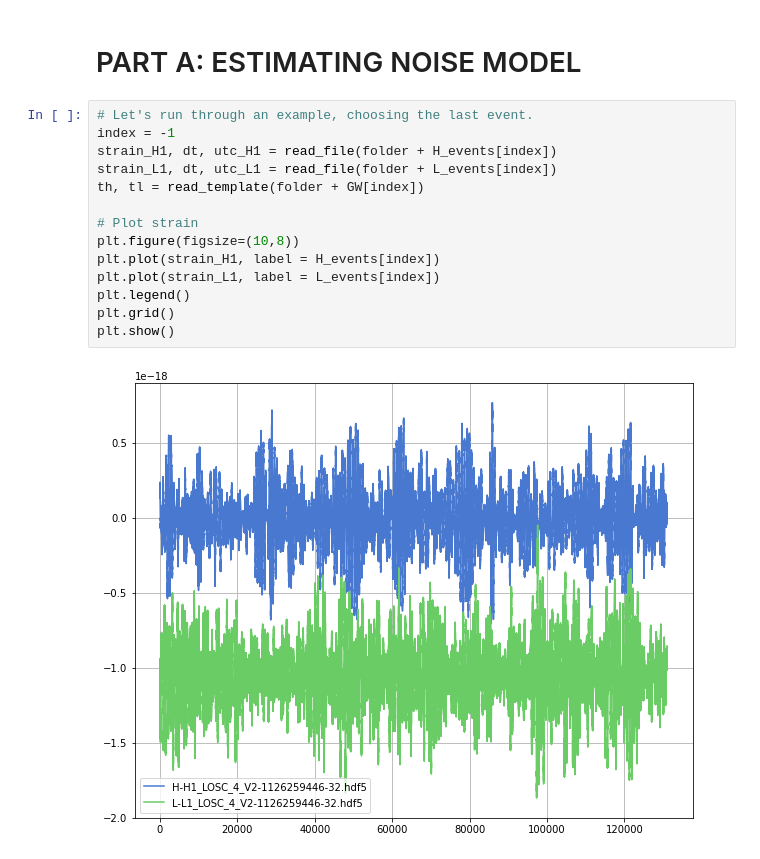
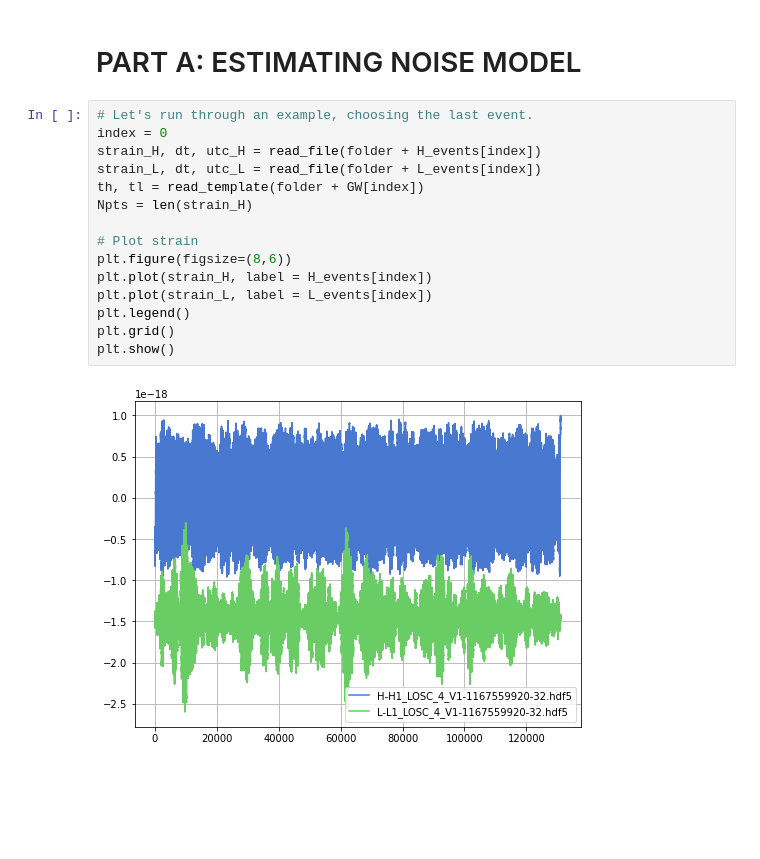
Before and after one commit to lazdam/Computational-Physics, a Jupyter notebook: problem_sets/ps6/ps6_clean.ipynb, the cells around one changed output. Saved outputs shown, nothing was run; the diff lists cells and outputs as text; blank space fills up the shorter version.

```diff
--- a/problem_sets/ps6/ps6_clean.ipynb
+++ b/problem_sets/ps6/ps6_clean.ipynb
@@ -80,17 +80,18 @@ GW Templates:
 # PART A: ESTIMATING NOISE MODEL
 # %%
 # Let's run through an example, choosing the last event.
-index = -1
-strain_H1, dt, utc_H1 = read_file(folder + H_events[index])
-strain_L1, dt, utc_L1 = read_file(folder + L_events[index])
+index = 0
+strain_H, dt, utc_H = read_file(folder + H_events[index])
+strain_L, dt, utc_L = read_file(folder + L_events[index])
 th, tl = read_template(folder + GW[index])
+Npts = len(strain_H)
 
 # Plot strain
-plt.figure(figsize=(10,8))
-plt.plot(strain_H1, label = H_events[index])
-plt.plot(strain_L1, label = L_events[index])
+plt.figure(figsize=(8,6))
+plt.plot(strain_H, label = H_events[index])
+plt.plot(strain_L, label = L_events[index])
 plt.legend()
 plt.grid()
 plt.show()
 # %% [output]
-[figure, old version]
+[figure, new version]
```
Also changed, not shown: parts of 20 cells of this notebook.
